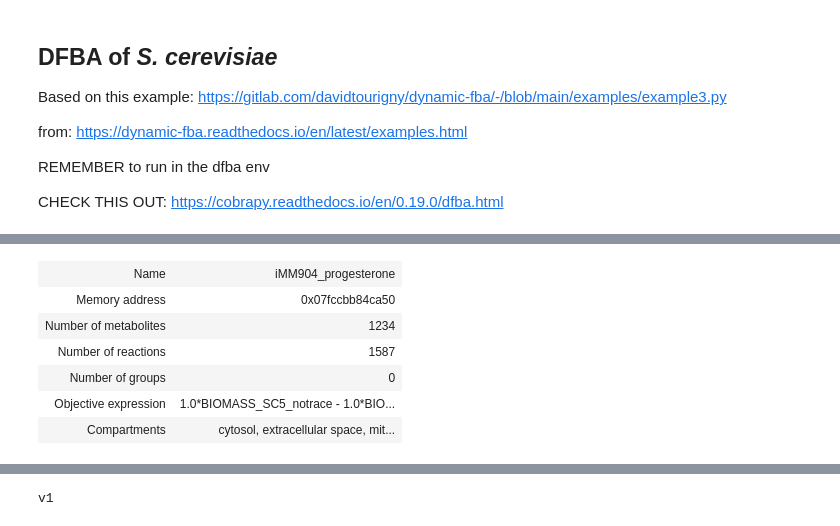
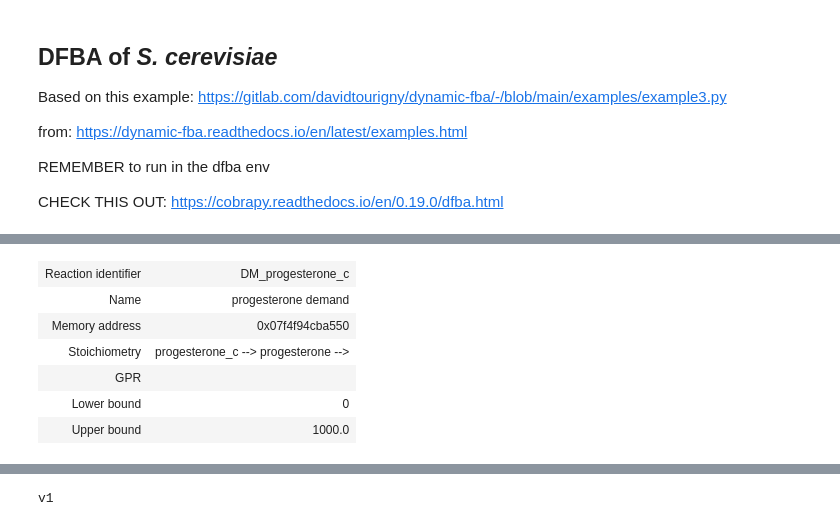
Before and after one commit to 27410/27410-group-assigment-group_3, a Jupyter notebook: misc/Bertram/Test_DFFBA_Sc.ipynb, the cells around one changed output, grey strips where cells are left out. Saved outputs shown, nothing was run; the diff lists cells and outputs as text; code cells hidden in the pictures.

```diff
--- a/misc/Bertram/Test_DFFBA_Sc.ipynb
+++ b/misc/Bertram/Test_DFFBA_Sc.ipynb
@@ -75,8 +57,7 @@ Arguments: ()
 # %%
 #fba_model.add_boundary(fba_model.metabolites.get_by_id('progesterone_e'), type='exchange')
 
-
-fba_model.add_boundary(fba_model.metabolites.get_by_id('progesterone_c'), type='exchange')
-
-# fba_model.objective = fba_model.reactions.R02216
-# fba_model.optimize().objective_value
+fba_model.add_boundary(fba_model.metabolites.get_by_id('progesterone_c'), type='demand')
+Reaction("R02216").lower_bound = 0.12
+#fba_model.objective = fba_model.reactions.DM_progesterone_c
+#fba_model.optimize().objective_value
@@ -103,15 +65,15 @@ ValueError: The metabolite is not an external metabolite (compartment is `c` but
 fba_model.solver = "glpk"
 dfba_model = DfbaModel(fba_model)
 # %%
-fba_model
+fba_model.reactions.DM_progesterone_c
 # %% [output]
-| Name | iMM904_progesterone |
-| Memory address | 0x07fccbb84ca50 |
-| Number of metabolites | 1234 |
-| Number of reactions | 1587 |
-| Number of groups | 0 |
-| Objective expression | 1.0*BIOMASS_SC5_notrace - 1.0*BIO... |
-| Compartments | cytosol, extracellular space, mit... |
+| Reaction identifier | DM_progesterone_c |
+| Name | progesterone demand |
+| Memory address | 0x07f4f94cba550 |
+| Stoichiometry | progesterone_c --> progesterone --> |
+| GPR |  |
+| Lower bound | 0 |
+| Upper bound | 1000.0 |
 # %%
 # instances of KineticVariable
 V = KineticVariable("Volume")
```
Also changed, not shown: parts of 12 cells of this notebook, 2 other files.
